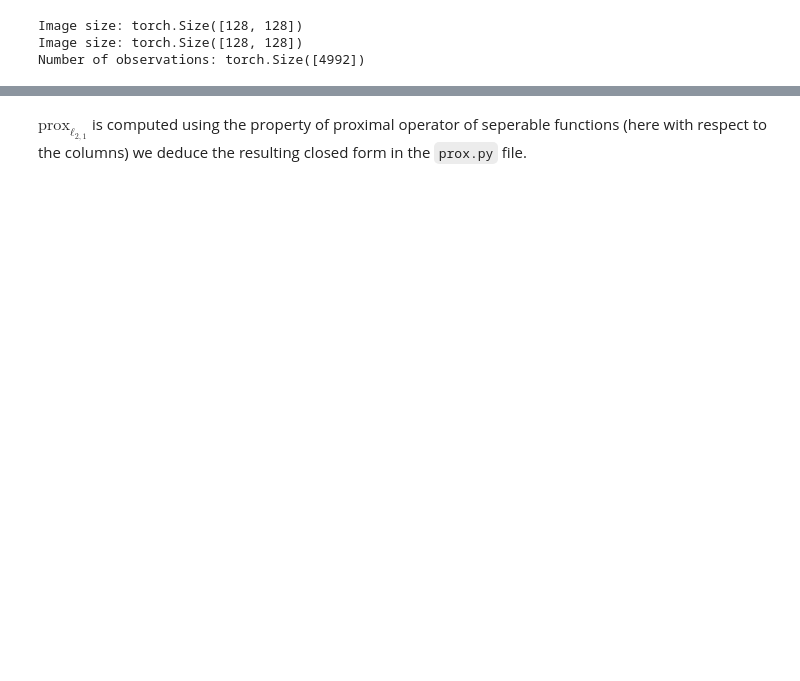
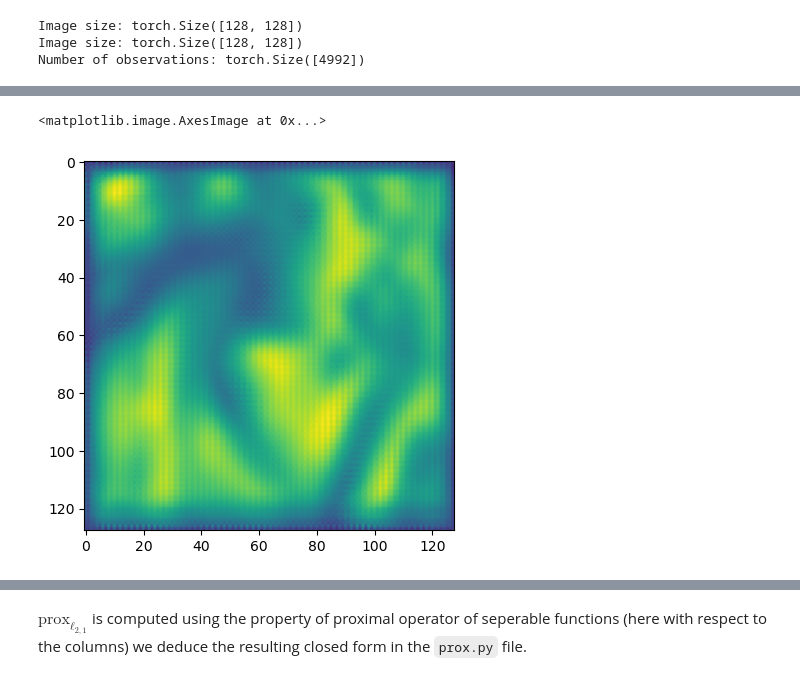
Before and after one commit to tms-gvd/lab1-mlsp, a Jupyter notebook: lab.ipynb, the cells around one changed output, grey strips where cells are left out. Drawn from its saved outputs; the diff is of its cells as text; code cells hidden in the pictures; blank space fills up the shorter version.

Commit message:
dev: update scripts, model files, notebook

```diff
--- a/lab.ipynb
+++ b/lab.ipynb
@@ -215,10 +200,10 @@ model_path = "labs/weights/ffdnet_gray.pth"
 n_channels = 1  # setting for grayscale image
 nc = 64  # setting for grayscale image
 nb = 15  # setting for grayscale image
-denoiser = FFDNet(in_nc=n_channels, out_nc=n_channels, nc=nc, nb=nb, act_mode="R")
-denoiser.load_state_dict(torch.load(model_path), strict=True)
-denoiser.eval()
-denoiser = denoiser.to(device)
+denoiser_ffdnet = FFDNet(in_nc=n_channels, out_nc=n_channels, nc=nc, nb=nb, act_mode="R")
+denoiser_ffdnet.load_state_dict(torch.load(model_path), strict=True)
+denoiser_ffdnet.eval()
+denoiser_ffdnet = denoiser_ffdnet.to(device)
 
 # noise level for the denoiser
 noise_level_model = 5.0
@@ -314,0 +318,6 @@ Step 1000/1000, SSIM: 0.0000
+# %%
+x_denoised = denoiser((x-x.max())[None,None,...], torch.tensor([.001]))
+plt.imshow(x_denoised.detach().numpy()[0,0])
+# %% [output]
+<matplotlib.image.AxesImage at 0x...>
+[figure, added]
```
Also changed, not shown: parts of 36 cells of this notebook, 3 other files.
